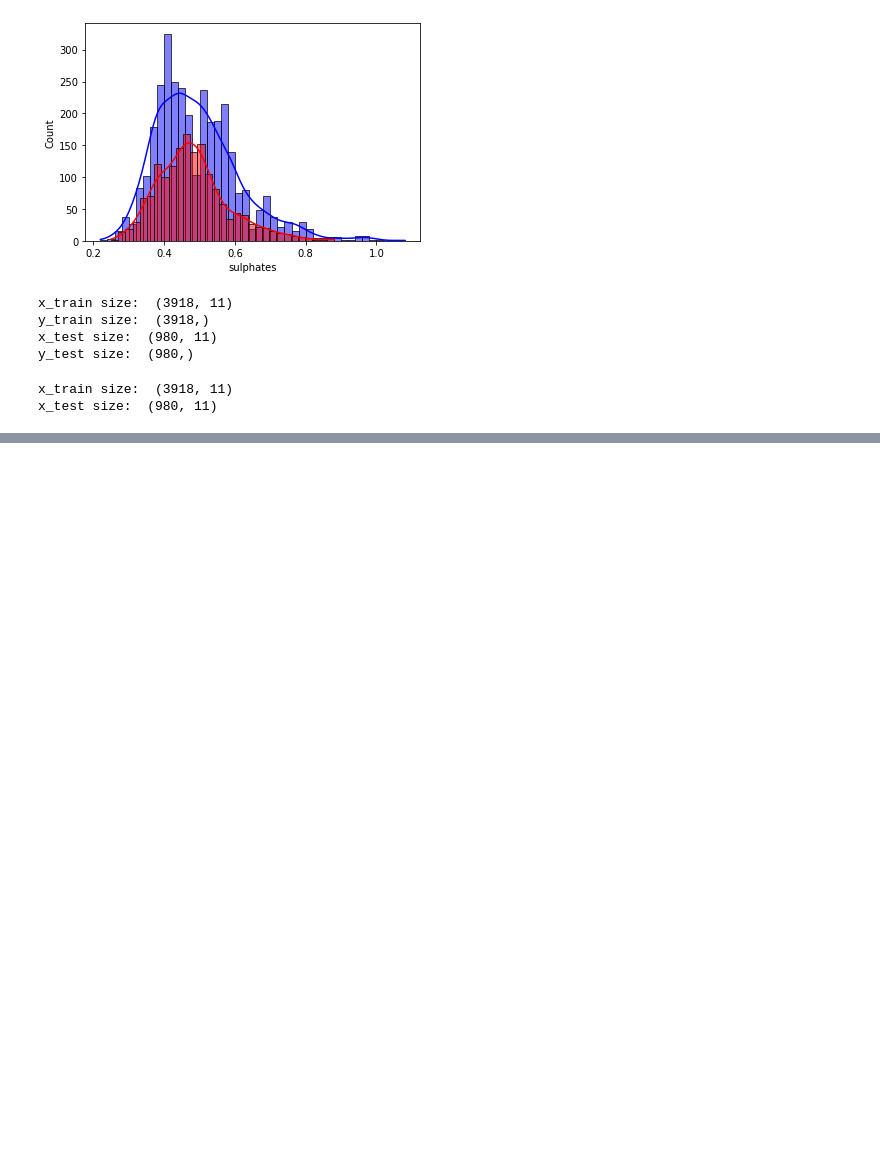
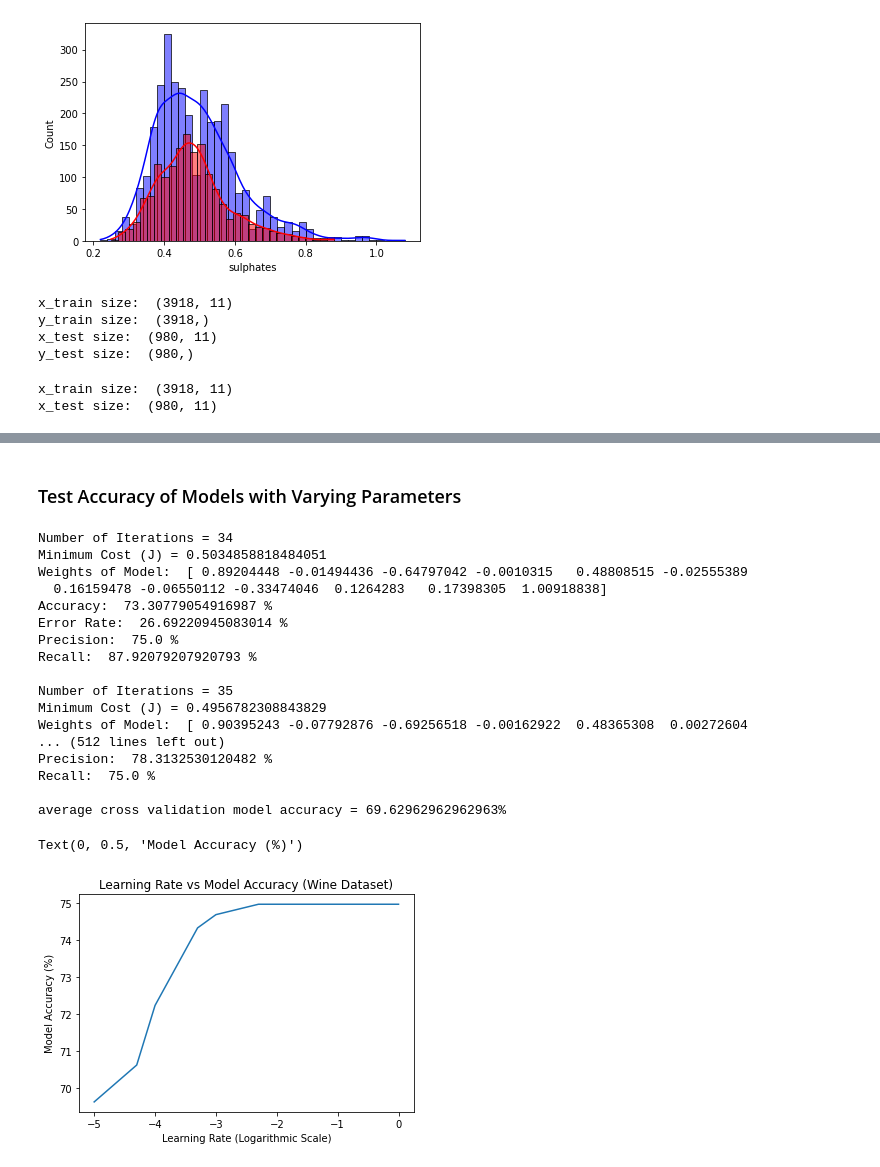
Before and after one commit to pbrebner/binary-classification-from-scratch, a Jupyter notebook: binary_white_wine_quality.ipynb, the cells around one changed output, grey strips where cells are left out. Cells and saved outputs as stored; diff of their text form; code cells hidden in the pictures; blank space fills up the shorter version.

```diff
--- a/binary_white_wine_quality.ipynb
+++ b/binary_white_wine_quality.ipynb
@@ -283,0 +631,2 @@ x_test size:  (980, 11)
+# %%
+Model_Logistic_Regression = LogisticRegression(intercept = True)
@@ -283,0 +679,41 @@ x_test size:  (980, 11)
+# %% [markdown]
+### Test Accuracy of Models with Varying Parameters
+# %%
+#Test Logisitc Regression over different learning rates
+
+#May need to play around with num_steps and min_error (stopping requirement)
+
+#Initialize
+learning_rates = [1, 0.5, 0.1, 0.05, 0.01, 0.005, 0.001, 0.0005, 0.0001, 0.00005, 0.00001]
+lr_accuracy = []
+
+for learning_rate in learning_rates:
+
+    average_cross_validation_accuracy = cross_validation_LR(Model_Logistic_Regression, x_train, y_train, K = 5, num_steps = 30000, learning_rate = learning_rate, min_error = 1e-2, random_shuffle = False)
+    lr_accuracy.append(average_cross_validation_accuracy)
+
+#Plot
+plt.plot(np.log10(learning_rates), lr_accuracy)
+plt.title("Learning Rate vs Model Accuracy (Wine Dataset)")
+plt.xlabel("Learning Rate (Logarithmic Scale)")
+plt.ylabel("Model Accuracy (%)")
+# %% [output]
+Number of Iterations = 34
+Minimum Cost (J) = 0.5034858818484051
+Weights of Model:  [ 0.89204448 -0.01494436 -0.64797042 -0.0010315   0.48808515 -0.02555389
+  0.16159478 -0.06550112 -0.33474046  0.1264283   0.17398305  1.00918838]
+Accuracy:  73.30779054916987 %
+Error Rate:  26.69220945083014 %
+Precision:  75.0 %
+Recall:  87.92079207920793 %
+
+Number of Iterations = 35
+Minimum Cost (J) = 0.4956782308843829
+Weights of Model:  [ 0.90395243 -0.07792876 -0.69256518 -0.00162922  0.48365308  0.00272604
+... (512 lines left out)
+Precision:  78.3132530120482 %
+Recall:  75.0 %
+
+average cross validation model accuracy = 69.62962962962963%
+Text(0, 0.5, 'Model Accuracy (%)')
+[figure, added]
```
Also changed, not shown: parts of 17 cells of this notebook.
